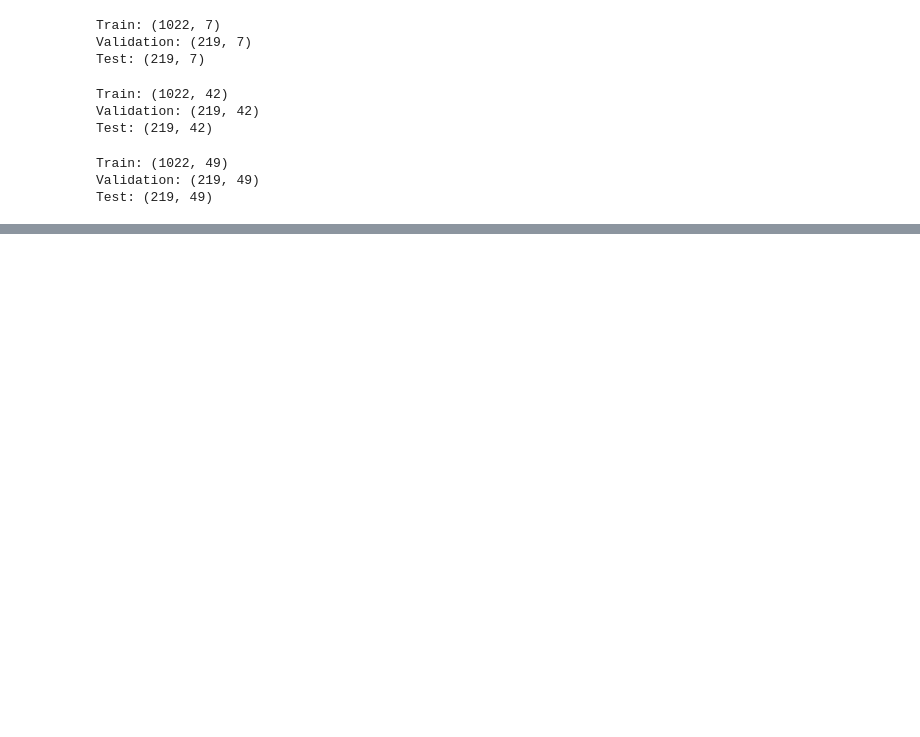
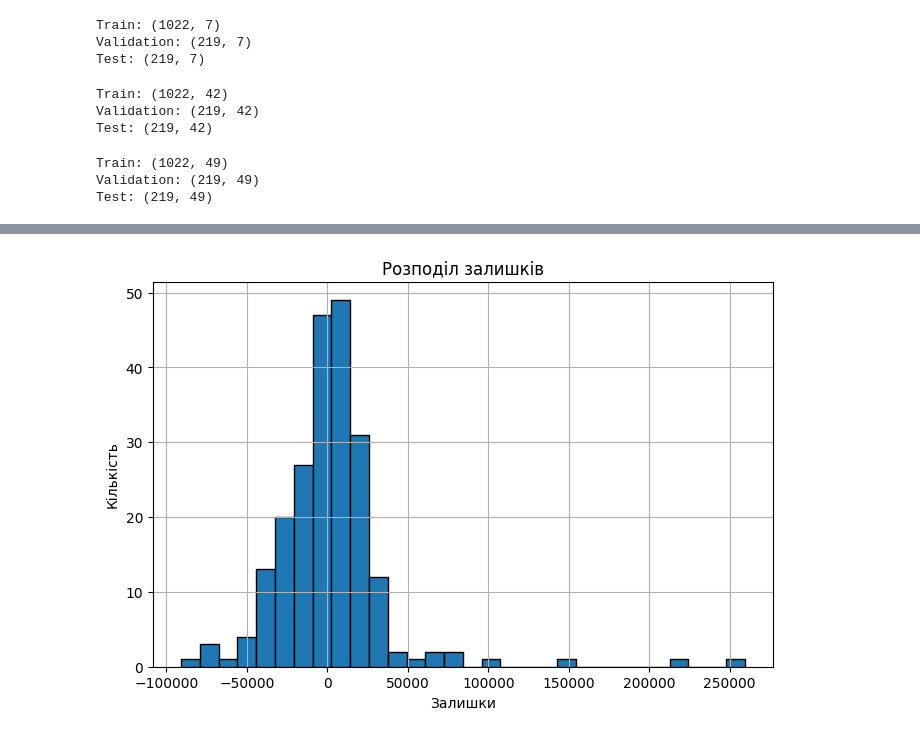
Before and after one commit to DianaTsiurpita/machine-learning, a Jupyter notebook: ML_1_Цюрпіта_Діана.ipynb, the cells around one changed output, grey strips where cells are left out. Saved outputs shown, nothing was run; the diff lists cells and outputs as text; code cells hidden in the pictures; blank space fills up the shorter version.

```diff
--- a/ML_1_Цюрпіта_Діана.ipynb
+++ b/ML_1_Цюрпіта_Діана.ipynb
@@ -461,0 +836,18 @@ Test: (219, 49)
+# %%
+# Будує гістограму залишків
+plt.figure(figsize=(8, 5))
+
+plt.hist(
+    residuals,
+    bins=30,
+    edgecolor="black"
+)
+
+plt.xlabel("Залишки")
+plt.ylabel("Кількість")
+plt.title("Розподіл залишків")
+plt.grid(True)
+
+plt.show()
+# %% [output]
+[figure, added]
```
Also changed, not shown: parts of 35 cells of this notebook.
